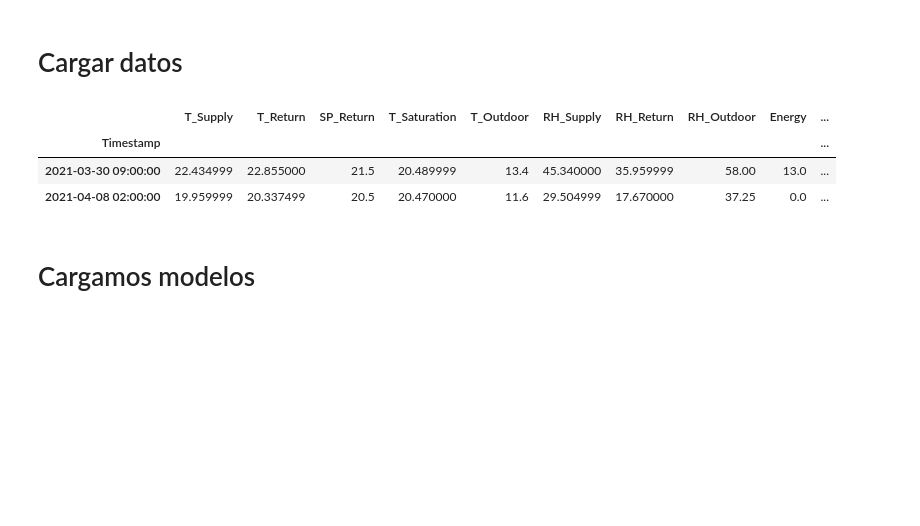
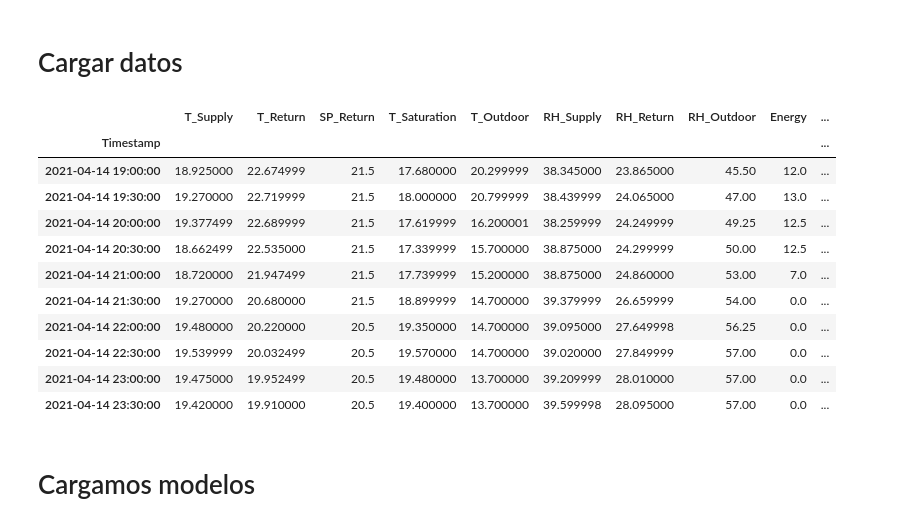
Before and after one commit to EHMikel/LLM_transformer_agents_for_AI_tasks, a Jupyter notebook: src/predict_anomaly_detection.ipynb, the cells around one changed output. Drawn from its saved outputs; the diff is of its cells as text; code cells hidden in the pictures; blank space fills up the shorter version.

```diff
--- a/src/predict_anomaly_detection.ipynb
+++ b/src/predict_anomaly_detection.ipynb
@@ -14,17 +14,25 @@ warnings.filterwarnings('ignore')
 # %%
 from load_store_utils import cargar_lote_datos
 
 # C:\Users\plane\OneDrive\Escritorio\COMPUTING SCIENCE\TFM_transformer_agents\data\Anomaly_detection\processed_data\
 datos_test = 'HVAC_test_processeded.csv'
 ruta_datos_procesados = '../data/Anomaly_detection/processed_data/'
 
-new_data = cargar_lote_datos(m_samples=2, name= datos_test, ruta_datos=ruta_datos_procesados)
+new_data = cargar_lote_datos(m_samples=10, name= datos_test, ruta_datos=ruta_datos_procesados)
 new_data
 # %% [output]
 |  | T_Supply | T_Return | SP_Return | T_Saturation | T_Outdoor | RH_Supply | RH_Return | RH_Outdoor | Energy | ... |
 | Timestamp |  |  |  |  |  |  |  |  |  | ... |
-| 2021-03-30 09:00:00 | 22.434999 | 22.855000 | 21.5 | 20.489999 | 13.4 | 45.340000 | 35.959999 | 58.00 | 13.0 | ... |
-| 2021-04-08 02:00:00 | 19.959999 | 20.337499 | 20.5 | 20.470000 | 11.6 | 29.504999 | 17.670000 | 37.25 | 0.0 | ... |
+| 2021-04-14 19:00:00 | 18.925000 | 22.674999 | 21.5 | 17.680000 | 20.299999 | 38.345000 | 23.865000 | 45.50 | 12.0 | ... |
+| 2021-04-14 19:30:00 | 19.270000 | 22.719999 | 21.5 | 18.000000 | 20.799999 | 38.439999 | 24.065000 | 47.00 | 13.0 | ... |
+| 2021-04-14 20:00:00 | 19.377499 | 22.689999 | 21.5 | 17.619999 | 16.200001 | 38.259999 | 24.249999 | 49.25 | 12.5 | ... |
+| 2021-04-14 20:30:00 | 18.662499 | 22.535000 | 21.5 | 17.339999 | 15.700000 | 38.875000 | 24.299999 | 50.00 | 12.5 | ... |
+| 2021-04-14 21:00:00 | 18.720000 | 21.947499 | 21.5 | 17.739999 | 15.200000 | 38.875000 | 24.860000 | 53.00 | 7.0 | ... |
+| 2021-04-14 21:30:00 | 19.270000 | 20.680000 | 21.5 | 18.899999 | 14.700000 | 39.379999 | 26.659999 | 54.00 | 0.0 | ... |
+| 2021-04-14 22:00:00 | 19.480000 | 20.220000 | 20.5 | 19.350000 | 14.700000 | 39.095000 | 27.649998 | 56.25 | 0.0 | ... |
+| 2021-04-14 22:30:00 | 19.539999 | 20.032499 | 20.5 | 19.570000 | 14.700000 | 39.020000 | 27.849999 | 57.00 | 0.0 | ... |
+| 2021-04-14 23:00:00 | 19.475000 | 19.952499 | 20.5 | 19.480000 | 13.700000 | 39.209999 | 28.010000 | 57.00 | 0.0 | ... |
+| 2021-04-14 23:30:00 | 19.420000 | 19.910000 | 20.5 | 19.400000 | 13.700000 | 39.599998 | 28.095000 | 57.00 | 0.0 | ... |
 # %% [markdown]
 # Cargamos modelos
 # %%
```
Also changed, not shown: parts of 13 cells of this notebook, 45 other files.
